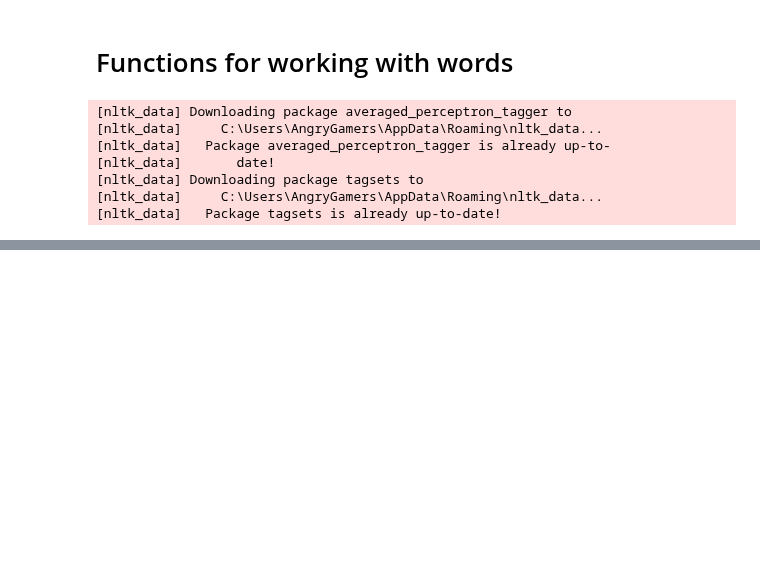
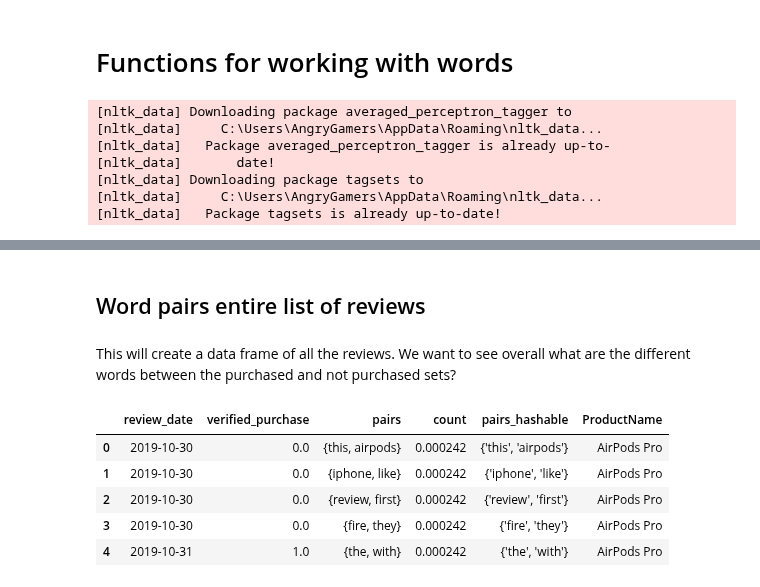
Before and after one commit to datascientistlin/AmazonReviewAnalysis, a Jupyter notebook: Amazon_review_word_exploration.ipynb, the cells around one changed output, grey strips where cells are left out. Saved outputs shown, nothing was run; the diff lists cells and outputs as text; code cells hidden in the pictures; blank space fills up the shorter version.

```diff
--- a/Amazon_review_word_exploration.ipynb
+++ b/Amazon_review_word_exploration.ipynb
@@ -395,0 +425,26 @@ data.pairs.value_counts().reset_index()
+# %% [markdown]
+## Word pairs entire list of reviews
+# %% [markdown]
+This will create a data frame of all the reviews. We want to see overall what are the different words between the purchased and not purchased sets?
+# %%
+# data
+
+wordPairsAllReviews_df= CreateFullDFOfProductsAndWordPairs(amzn_df)
+wordPairsAllReviews_df.head()
+# We want ProductName, Manufacturer, pairs_hashable, sum
+# highRatings = data.where(data['review_rating'] >= 4).dropna()
+# lowRatings = data.where(data['review_rating'] <= 2).dropna()
+# lowRatings
+# lowRatings.groupby(['verified_purchase','ProductName','Manufacturer','pairs_hashable']).sum()
+
+# data[['pairs_hashable','count']].groupby('pairs_hashable').sum()
+
+
+# data[['pairs','count']].groupby('pairs').sum()
+# %% [output]
+|  | review_date | verified_purchase | pairs | count | pairs_hashable | ProductName |
+| 0 | 2019-10-30 | 0.0 | {this, airpods} | 0.000242 | {'this', 'airpods'} | AirPods Pro |
+| 1 | 2019-10-30 | 0.0 | {iphone, like} | 0.000242 | {'iphone', 'like'} | AirPods Pro |
+| 2 | 2019-10-30 | 0.0 | {review, first} | 0.000242 | {'review', 'first'} | AirPods Pro |
+| 3 | 2019-10-30 | 0.0 | {fire, they} | 0.000242 | {'fire', 'they'} | AirPods Pro |
+| 4 | 2019-10-31 | 1.0 | {the, with} | 0.000242 | {'the', 'with'} | AirPods Pro |
```
Also changed, not shown: parts of 11 cells of this notebook.
